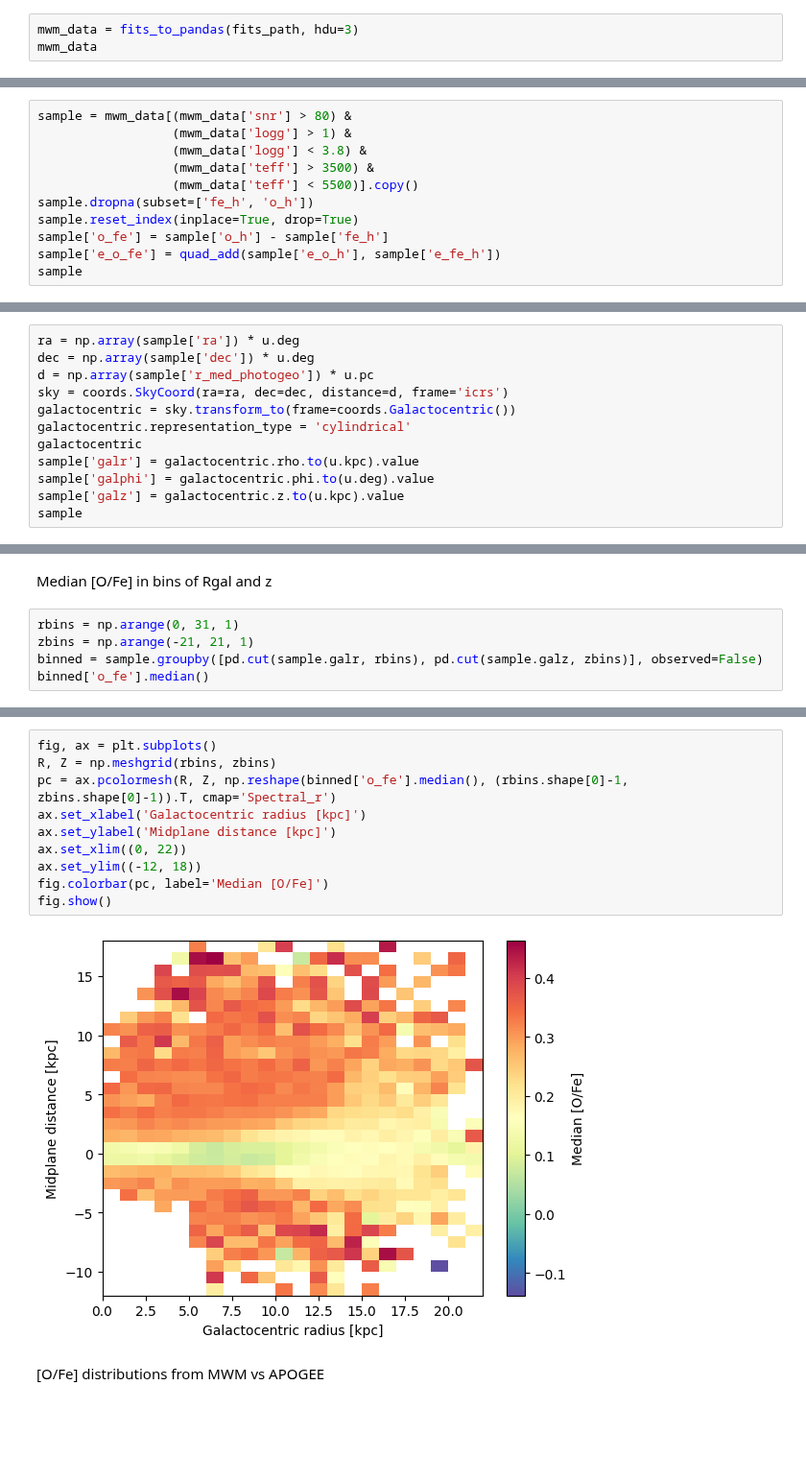
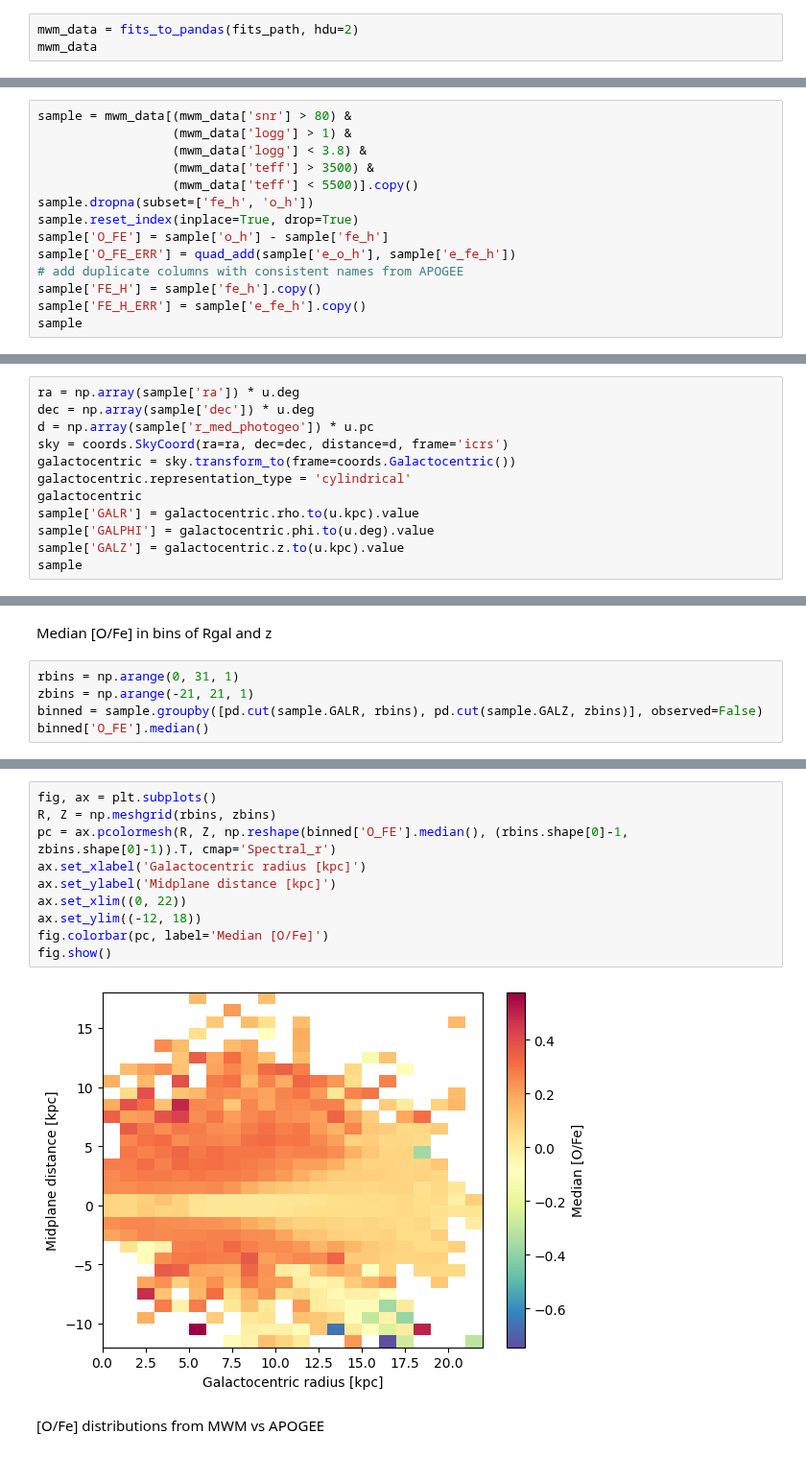
Before and after one commit to lodubay/galactic-dtd, a Jupyter notebook: src/scripts/mwm_ofe.ipynb, the cells around one changed output, grey strips where cells are left out. Shown at 96% size. Saved outputs shown, nothing was run; the diff lists cells and outputs as text; blank space fills up the shorter version.

Commit message:
add MWM data to ofe-feh grid

```diff
--- a/src/scripts/mwm_ofe.ipynb
+++ b/src/scripts/mwm_ofe.ipynb
@@ -49,5 +51,5 @@ XTENSION= 'BINTABLE'           / binary table extension
 # %%
-mwm_data = fits_to_pandas(fits_path, hdu=3)
+mwm_data = fits_to_pandas(fits_path, hdu=2)
 mwm_data
 # %% [output]
 |  | sdss_id | sdss4_apogee_id | gaia_dr2_source_id | gaia_dr3_source_id | tic_v8_id | healpix | carton_0 | ... |
@@ -93,8 +95,11 @@ sample = mwm_data[(mwm_data['snr'] > 80) &
                   (mwm_data['teff'] < 5500)].copy()
 sample.dropna(subset=['fe_h', 'o_h'])
 sample.reset_index(inplace=True, drop=True)
-sample['o_fe'] = sample['o_h'] - sample['fe_h']
-sample['e_o_fe'] = quad_add(sample['e_o_h'], sample['e_fe_h'])
+sample['O_FE'] = sample['o_h'] - sample['fe_h']
+sample['O_FE_ERR'] = quad_add(sample['e_o_h'], sample['e_fe_h'])
+# add duplicate columns with consistent names from APOGEE
+sample['FE_H'] = sample['fe_h'].copy()
+sample['FE_H_ERR'] = sample['e_fe_h'].copy()
 sample
 # %% [output]
 |  | sdss_id | sdss4_apogee_id | gaia_dr2_source_id | gaia_dr3_source_id | tic_v8_id | healpix | carton_0 | ... |
@@ -120,9 +125,9 @@ sky = coords.SkyCoord(ra=ra, dec=dec, distance=d, frame='icrs')
 galactocentric = sky.transform_to(frame=coords.Galactocentric())
 galactocentric.representation_type = 'cylindrical'
 galactocentric
-sample['galr'] = galactocentric.rho.to(u.kpc).value
-sample['galphi'] = galactocentric.phi.to(u.deg).value
-sample['galz'] = galactocentric.z.to(u.kpc).value
+sample['GALR'] = galactocentric.rho.to(u.kpc).value
+sample['GALPHI'] = galactocentric.phi.to(u.deg).value
+sample['GALZ'] = galactocentric.z.to(u.kpc).value
 sample
 # %% [output]
 |  | sdss_id | sdss4_apogee_id | gaia_dr2_source_id | gaia_dr3_source_id | tic_v8_id | healpix | carton_0 | ... |
@@ -169,6 +176,6 @@ Median [O/Fe] in bins of Rgal and z
 # %%
 rbins = np.arange(0, 31, 1)
 zbins = np.arange(-21, 21, 1)
-binned = sample.groupby([pd.cut(sample.galr, rbins), pd.cut(sample.galz, zbins)], observed=False)
-binned['o_fe'].median()
+binned = sample.groupby([pd.cut(sample.GALR, rbins), pd.cut(sample.GALZ, zbins)], observed=False)
+binned['O_FE'].median()
 # %% [output]
@@ -188,15 +195,15 @@ Name: o_fe, Length: 1230, dtype: float32
 # %%
 fig, ax = plt.subplots()
 R, Z = np.meshgrid(rbins, zbins)
-pc = ax.pcolormesh(R, Z, np.reshape(binned['o_fe'].median(), (rbins.shape[0]-1, zbins.shape[0]-1)).T, cmap='Spectral_r')
+pc = ax.pcolormesh(R, Z, np.reshape(binned['O_FE'].median(), (rbins.shape[0]-1, zbins.shape[0]-1)).T, cmap='Spectral_r')
 ax.set_xlabel('Galactocentric radius [kpc]')
 ax.set_ylabel('Midplane distance [kpc]')
 ax.set_xlim((0, 22))
 ax.set_ylim((-12, 18))
 fig.colorbar(pc, label='Median [O/Fe]')
 fig.show()
 # %% [output]
-[figure, old version]
+[figure, new version]
 # %% [markdown]
 [O/Fe] distributions from MWM vs APOGEE
 # %%
```
Also changed, not shown: parts of 13 cells of this notebook, 4 other files.
